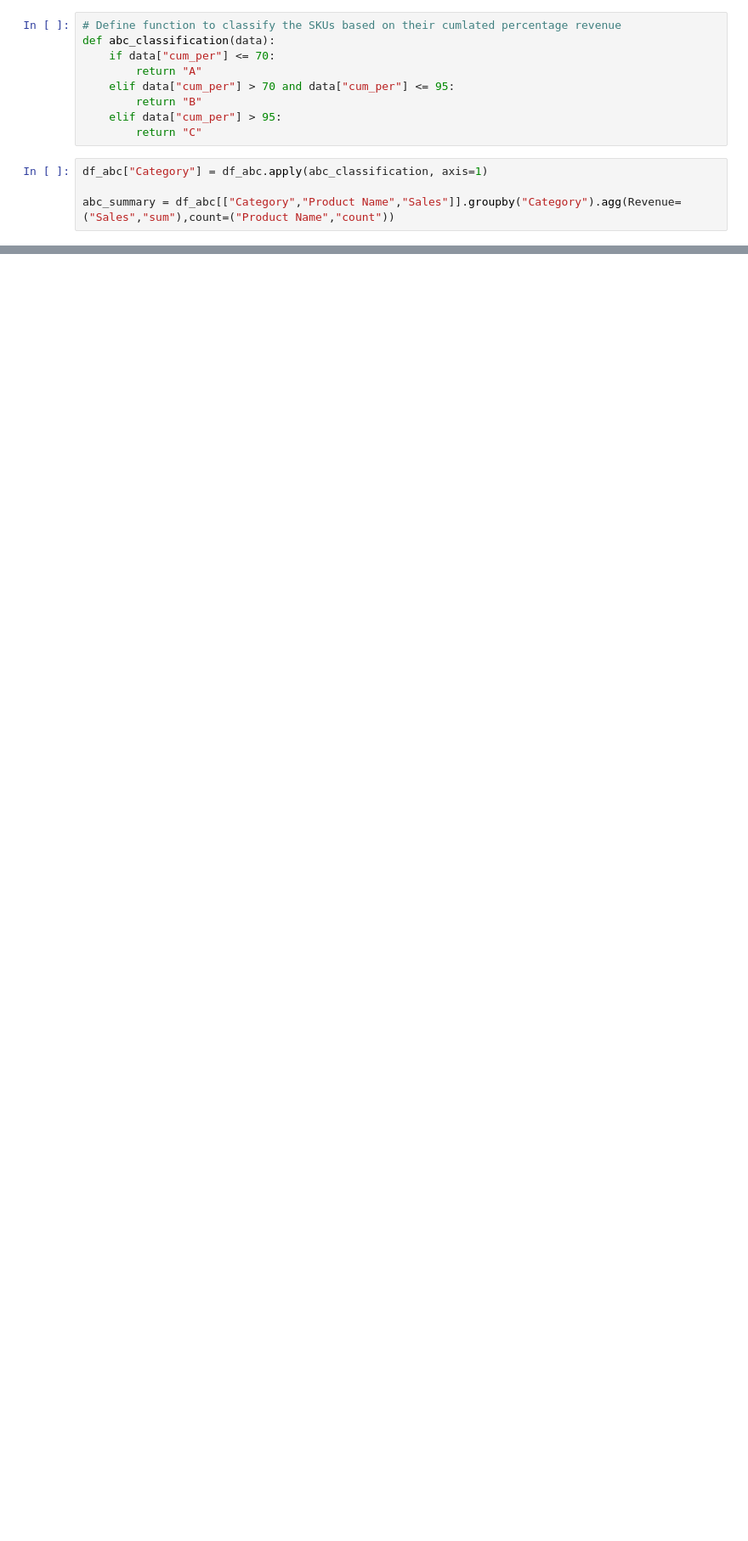
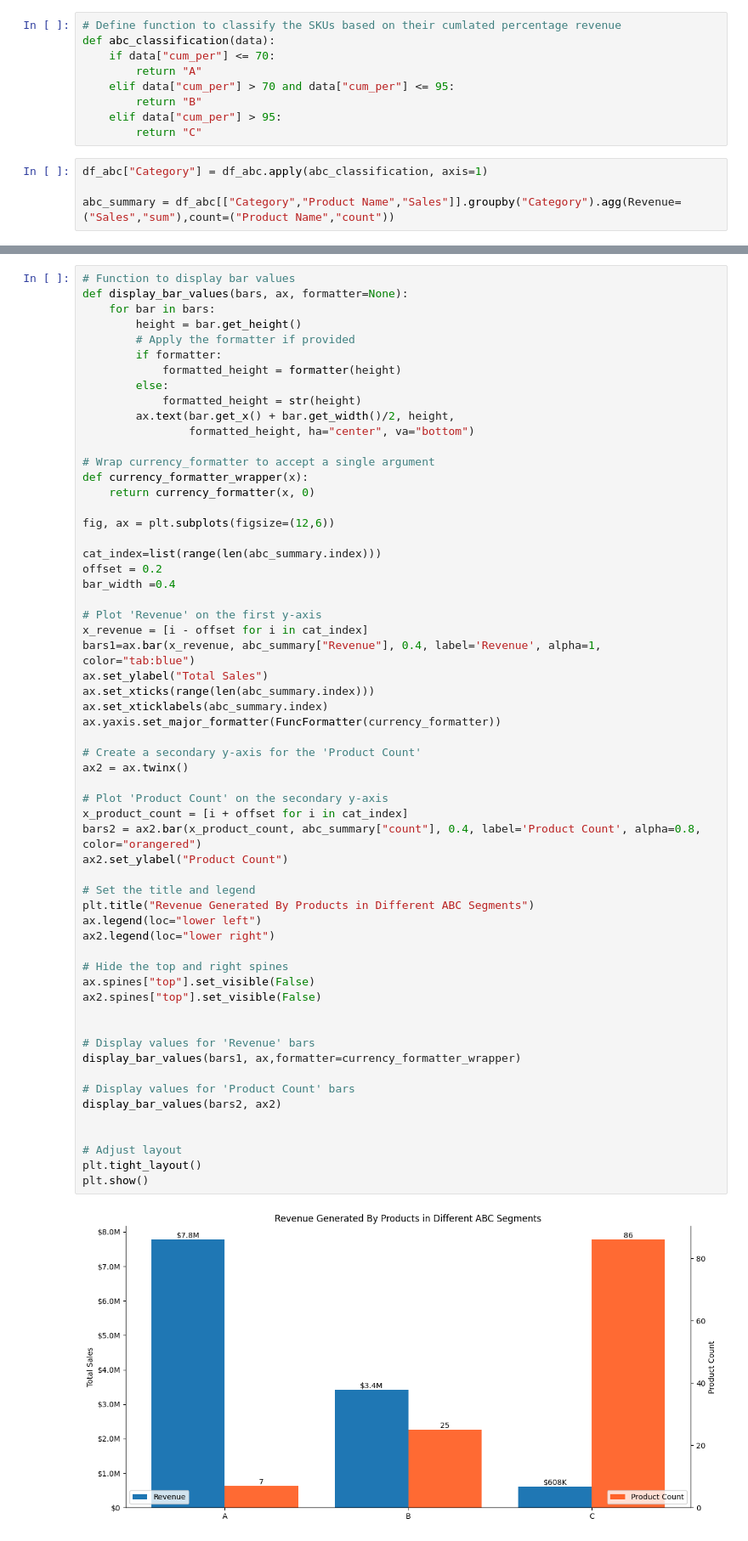
Before and after one commit to emirhansilsupur/supply-chain-analytics-forecasting, a Jupyter notebook: SC_Analytics_Forecasting.ipynb, the cells around one changed output, grey strips where cells are left out. Shown at 85% size. Saved outputs shown, nothing was run; the diff lists cells and outputs as text; blank space fills up the shorter version.

Commit message:
Create ABC analysis graph

```diff
--- a/SC_Analytics_Forecasting.ipynb
+++ b/SC_Analytics_Forecasting.ipynb
@@ -852,0 +845,61 @@ abc_summary
+# %%
+# Function to display bar values
+def display_bar_values(bars, ax, formatter=None):
+    for bar in bars:
+        height = bar.get_height()
+        # Apply the formatter if provided
+        if formatter:
+            formatted_height = formatter(height)
+        else:
+            formatted_height = str(height)
+        ax.text(bar.get_x() + bar.get_width()/2, height,
+                formatted_height, ha="center", va="bottom")
+
+# Wrap currency_formatter to accept a single argument
+def currency_formatter_wrapper(x):
+    return currency_formatter(x, 0)
+
+fig, ax = plt.subplots(figsize=(12,6))
+
+cat_index=list(range(len(abc_summary.index)))
+offset = 0.2
+bar_width =0.4
+
+# Plot 'Revenue' on the first y-axis
+x_revenue = [i - offset for i in cat_index]
+bars1=ax.bar(x_revenue, abc_summary["Revenue"], 0.4, label='Revenue', alpha=1, color="tab:blue")
+ax.set_ylabel("Total Sales")
+ax.set_xticks(range(len(abc_summary.index)))
+ax.set_xticklabels(abc_summary.index)
+ax.yaxis.set_major_formatter(FuncFormatter(currency_formatter))
+
+# Create a secondary y-axis for the 'Product Count'
+ax2 = ax.twinx()
+
+# Plot 'Product Count' on the secondary y-axis
+x_product_count = [i + offset for i in cat_index]
+bars2 = ax2.bar(x_product_count, abc_summary["count"], 0.4, label='Product Count', alpha=0.8, color="orangered")
+ax2.set_ylabel("Product Count")
+
+# Set the title and legend
+plt.title("Revenue Generated By Products in Different ABC Segments")
+ax.legend(loc="lower left")
+ax2.legend(loc="lower right")
+
+# Hide the top and right spines
+ax.spines["top"].set_visible(False)
+ax2.spines["top"].set_visible(False)
+
+
+# Display values for 'Revenue' bars
+display_bar_values(bars1, ax,formatter=currency_formatter_wrapper)
+
+# Display values for 'Product Count' bars
+display_bar_values(bars2, ax2)
+
+
+# Adjust layout
+plt.tight_layout()
+plt.show()
+# %% [output]
+[figure, added]
```
Also changed, not shown: parts of 7 cells of this notebook.
